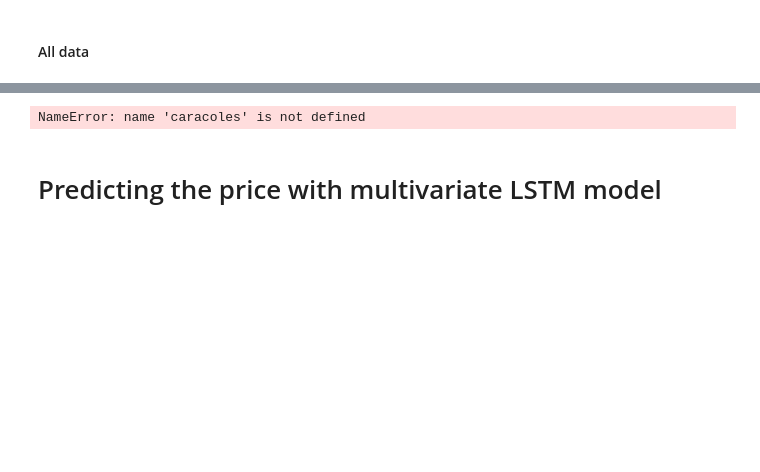
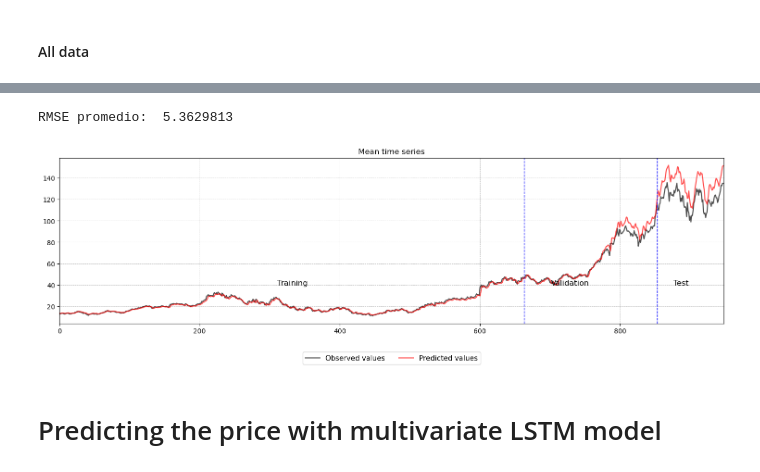
Before and after one commit to rvive/DeepLearning_for_CV, a Jupyter notebook: RNNs/lstm.ipynb, the cells around one changed output, grey strips where cells are left out. Drawn from its saved outputs; the diff is of its cells as text; code cells hidden in the pictures; blank space fills up the shorter version.

```diff
--- a/RNNs/lstm.ipynb
+++ b/RNNs/lstm.ipynb
@@ -419,6 +344,40 @@ RMSE promedio:  4.31174
-# %%
-caracoles
-# %% [output]
-NameError: name 'caracoles' is not defined
+# %%
+model.eval()
+with torch.no_grad():
+    y_pred_test = model(Timeseries_tensor)
+
+predicted = scaler.inverse_transform(y_pred_test.cpu().numpy())
+observed = scaler.inverse_transform(TTimeseries_tensor.cpu().numpy())
+
+rmses = []
+for i in range(predicted.shape[1]):
+    rmse = np.sqrt(np.mean((predicted[:, i] - observed[:, i])**2))
+    rmses.append(rmse)
+
+best_rmse_index = np.argmin(rmses)
+worst_rmse_index = np.argmax(rmses)
+
+print("RMSE promedio: ", np.mean(rmses))
+
+plt.figure(figsize=(15, 5))
+plt.plot(np.mean(observed, axis=1), color='k', linewidth=1.6, alpha=.7, label='Observed values')
+plt.plot(np.mean(predicted, axis=1), label='Predicted values', linestyle='-', color="red", linewidth=1.6, alpha=0.7)
+
+plt.axvline(x=len(XTrain)-lookback, color='blue', linestyle='--', linewidth=1)
+plt.axvline(x=len(XTrain)+len(XValidation)-lookback, color='blue', linestyle='--', linewidth=1)
+
+plt.text(len(XTrain) / 2, np.mean(observed) - 0.3, 'Training', fontsize=12, color='black', ha='center')
+plt.text(len(XTrain) + len(XValidation) / 3, np.mean(observed) - 0.3, 'Validation', fontsize=12, color='black', ha='center')
+plt.text(len(XTrain) + len(XValidation) + len(XTest) / 3, np.mean(observed) - 0.3, 'Test', fontsize=12, color='black', ha='center')
+
+plt.xlim(0, len(XTrain) + len(XValidation) + len(XTest) - lookback)
+plt.title(f'Mean time series')
+plt.legend(fontsize=11, loc='upper center', bbox_to_anchor=(0.5, -0.15), ncol=4)
+plt.grid(linestyle='--', linewidth=0.5)
+plt.tight_layout()
+plt.show()
+# %% [output]
+RMSE promedio:  5.3629813
+[figure, added]
 # %% [markdown]
 # Predicting the price with multivariate LSTM model
```
Also changed, not shown: parts of 36 cells of this notebook.
